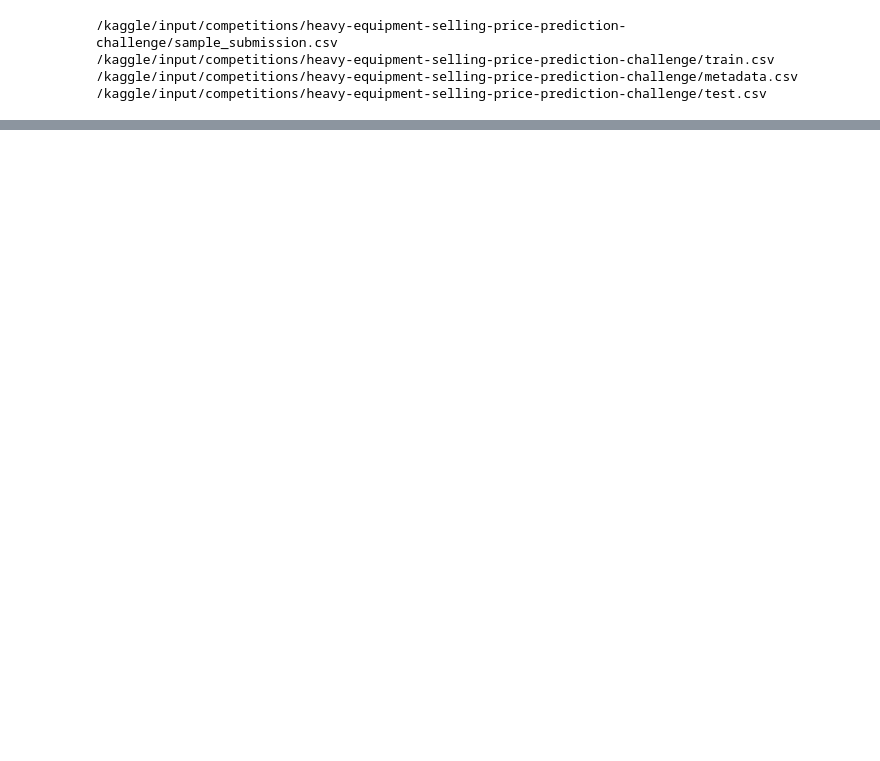
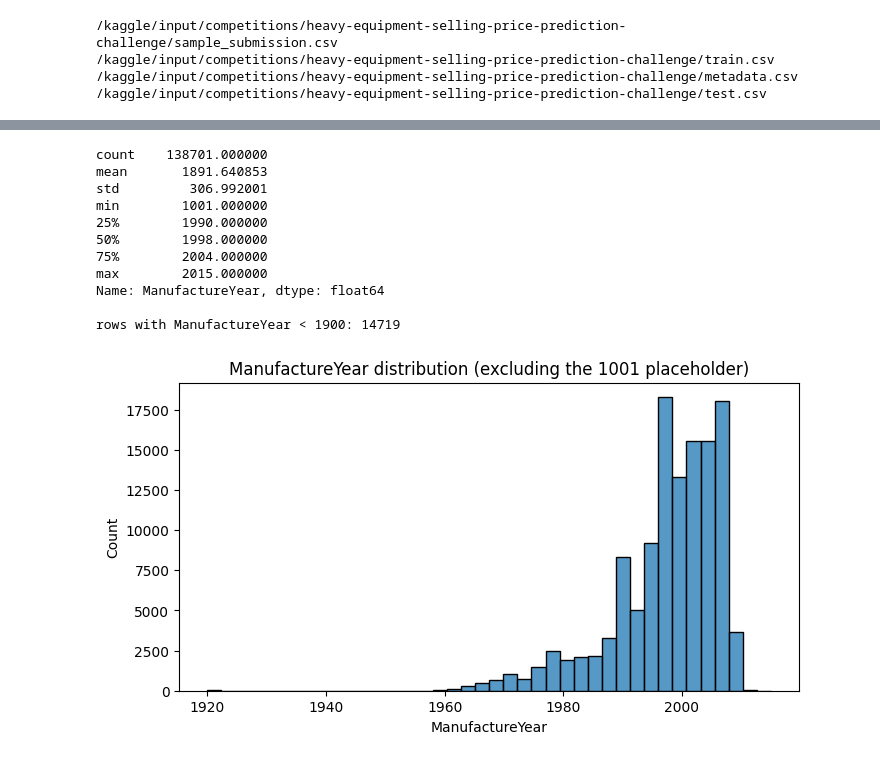
Before and after one commit to i-shashikant/Heavy-Equipment-Price-Prediction-MLP, a Jupyter notebook: 24f2003930-notebook-2026t2.ipynb, the cells around one changed output, grey strips where cells are left out. Cells and saved outputs as stored; diff of their text form; code cells hidden in the pictures; blank space fills up the shorter version.

```diff
--- a/24f2003930-notebook-2026t2.ipynb
+++ b/24f2003930-notebook-2026t2.ipynb
@@ -206,0 +135,26 @@ Name: TargetValue, dtype: float64
+# %%
+# ============================================
+# ManufactureYear anomaly check
+# this is the "1001 = unknown year" placeholder bug we need to handle later
+# ============================================
+
+print(train["ManufactureYear"].describe())
+print("\nrows with ManufactureYear < 1900:", (train["ManufactureYear"] < 1900).sum())
+
+plt.figure(figsize=(8, 4))
+sns.histplot(train[train["ManufactureYear"] > 1900]["ManufactureYear"], bins=40)
+plt.title("ManufactureYear distribution (excluding the 1001 placeholder)")
+plt.show()
+# %% [output]
+count    138701.000000
+mean       1891.640853
+std         306.992001
+min        1001.000000
+25%        1990.000000
+50%        1998.000000
+75%        2004.000000
+max        2015.000000
+Name: ManufactureYear, dtype: float64
+
+rows with ManufactureYear < 1900: 14719
+[figure, added]
```
Also changed, not shown: parts of 60 cells of this notebook.
